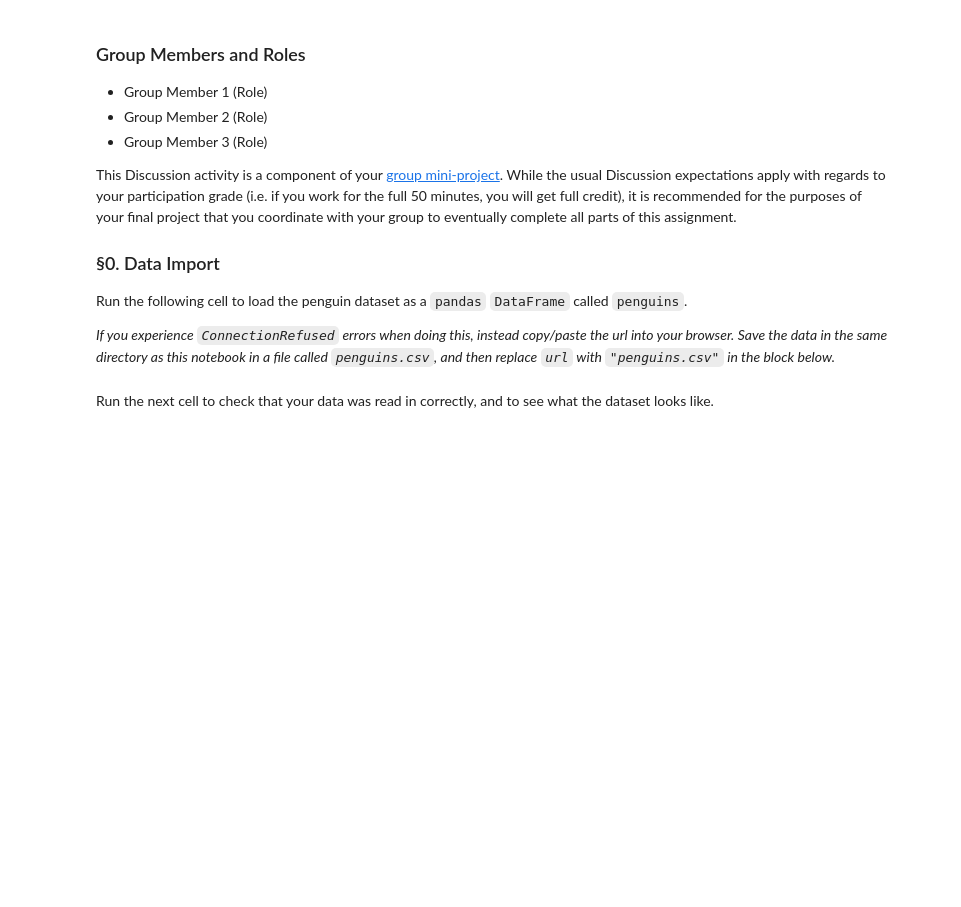
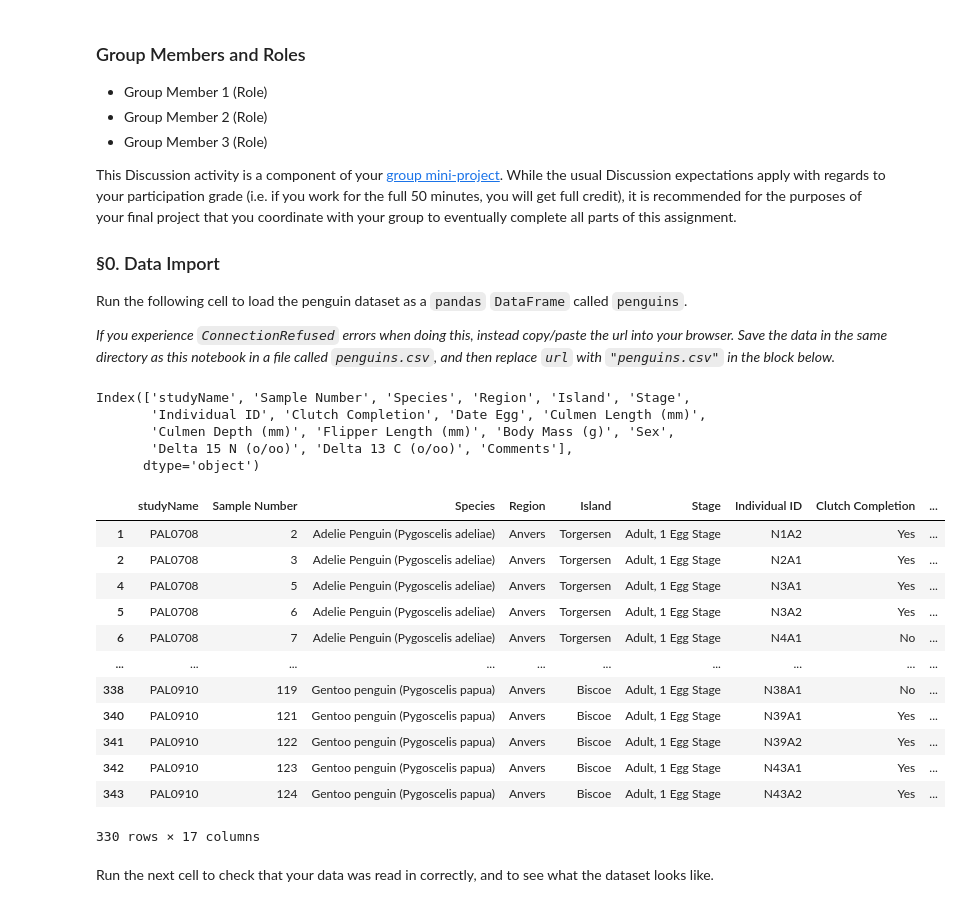
Before and after one commit to PhilChodrow/PIC16A, a Jupyter notebook: discussion/penguins-1.ipynb, the cells around one changed output. Saved outputs shown, nothing was run; the diff lists cells and outputs as text; code cells hidden in the pictures; blank space fills up the shorter version.

```diff
--- a/discussion/penguins-1.ipynb
+++ b/discussion/penguins-1.ipynb
@@ -19,6 +19,30 @@ import pandas as pd
 
 url = 'https://philchodrow.github.io/PIC16A/datasets/palmer_penguins.csv'
 penguins = pd.read_csv(url)
+# %%
+penguins.columns
+# %% [output]
+Index(['studyName', 'Sample Number', 'Species', 'Region', 'Island', 'Stage',
+       'Individual ID', 'Clutch Completion', 'Date Egg', 'Culmen Length (mm)',
+       'Culmen Depth (mm)', 'Flipper Length (mm)', 'Body Mass (g)', 'Sex',
+       'Delta 15 N (o/oo)', 'Delta 13 C (o/oo)', 'Comments'],
+      dtype='object')
+# %%
+penguins.dropna(subset = ["Delta 15 N (o/oo)"])
+# %% [output]
+|  | studyName | Sample Number | Species | Region | Island | Stage | Individual ID | Clutch Completion | ... |
+| 1 | PAL0708 | 2 | Adelie Penguin (Pygoscelis adeliae) | Anvers | Torgersen | Adult, 1 Egg Stage | N1A2 | Yes | ... |
+| 2 | PAL0708 | 3 | Adelie Penguin (Pygoscelis adeliae) | Anvers | Torgersen | Adult, 1 Egg Stage | N2A1 | Yes | ... |
+| 4 | PAL0708 | 5 | Adelie Penguin (Pygoscelis adeliae) | Anvers | Torgersen | Adult, 1 Egg Stage | N3A1 | Yes | ... |
+| 5 | PAL0708 | 6 | Adelie Penguin (Pygoscelis adeliae) | Anvers | Torgersen | Adult, 1 Egg Stage | N3A2 | Yes | ... |
+| 6 | PAL0708 | 7 | Adelie Penguin (Pygoscelis adeliae) | Anvers | Torgersen | Adult, 1 Egg Stage | N4A1 | No | ... |
+| ... | ... | ... | ... | ... | ... | ... | ... | ... | ... |
+| 338 | PAL0910 | 119 | Gentoo penguin (Pygoscelis papua) | Anvers | Biscoe | Adult, 1 Egg Stage | N38A1 | No | ... |
+| 340 | PAL0910 | 121 | Gentoo penguin (Pygoscelis papua) | Anvers | Biscoe | Adult, 1 Egg Stage | N39A1 | Yes | ... |
+| 341 | PAL0910 | 122 | Gentoo penguin (Pygoscelis papua) | Anvers | Biscoe | Adult, 1 Egg Stage | N39A2 | Yes | ... |
+| 342 | PAL0910 | 123 | Gentoo penguin (Pygoscelis papua) | Anvers | Biscoe | Adult, 1 Egg Stage | N43A1 | Yes | ... |
+| 343 | PAL0910 | 124 | Gentoo penguin (Pygoscelis papua) | Anvers | Biscoe | Adult, 1 Egg Stage | N43A2 | Yes | ... |
+330 rows × 17 columns
 # %% [markdown]
 Run the next cell to check that your data was read in correctly, and to see what the dataset looks like.
 # %%
```
Also changed, not shown: parts of 1 cell of this notebook.
